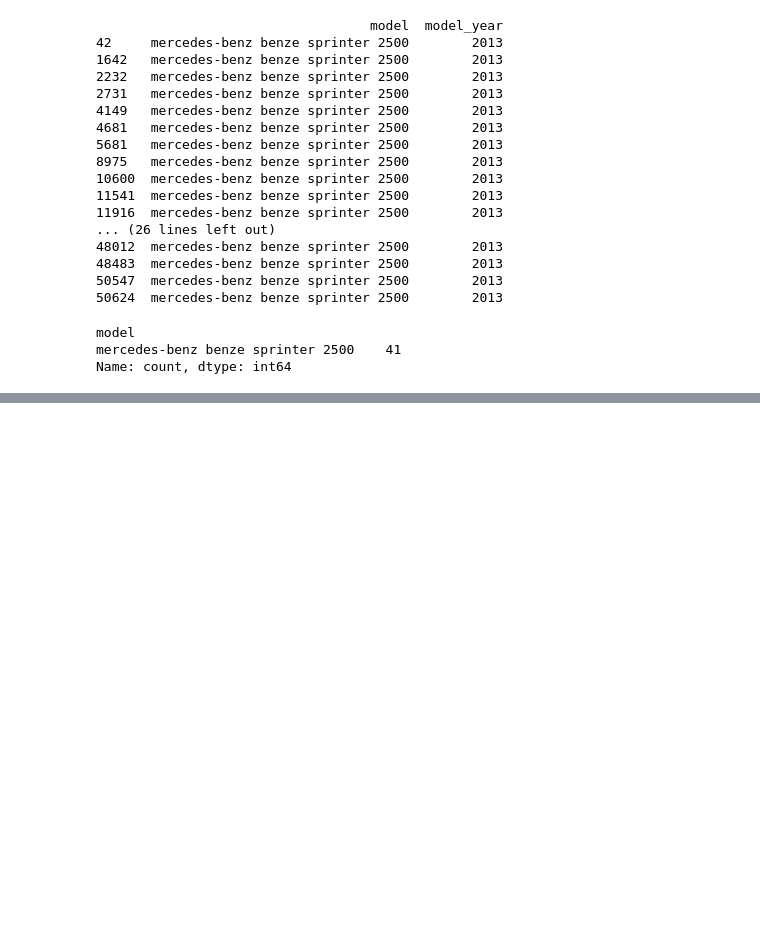
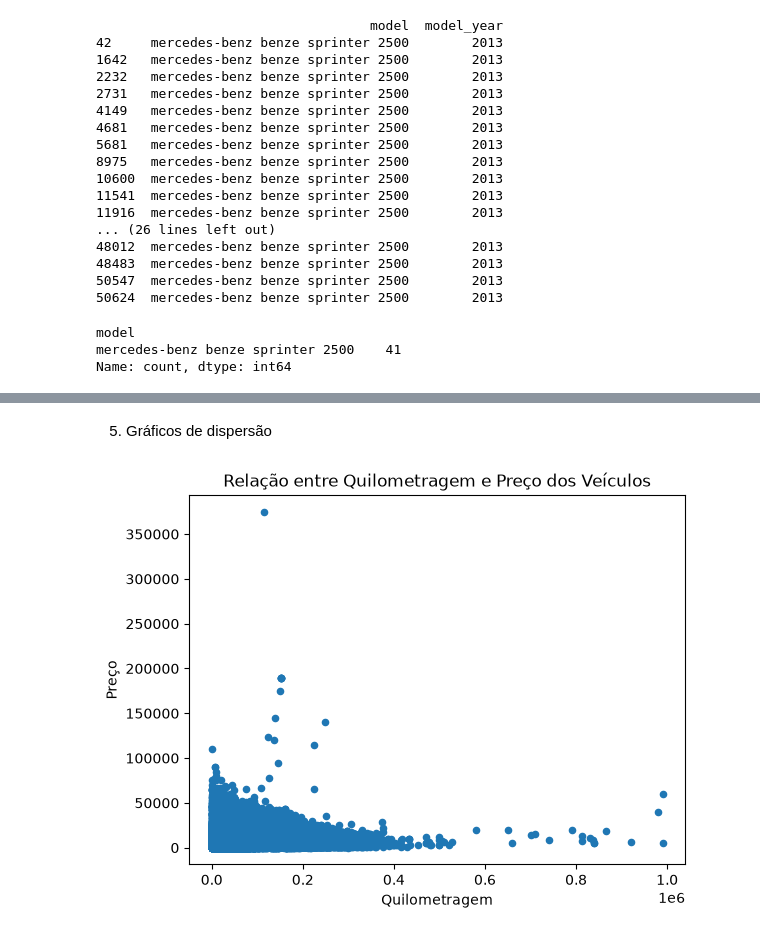
Before and after one commit to jorgems2020/my_project_sprint5, a Jupyter notebook: notebooks/EDA.ipynb, the cells around one changed output, grey strips where cells are left out. Saved outputs shown, nothing was run; the diff lists cells and outputs as text; code cells hidden in the pictures; blank space fills up the shorter version.

```diff
--- a/notebooks/EDA.ipynb
+++ b/notebooks/EDA.ipynb
@@ -291,0 +312,13 @@ print(car_data['odometer'].isna().sum())
+# %% [markdown]
+5. Gráficos de dispersão
+# %%
+#Relação entre quilometragem e preço dos veículos
+car_data.plot(x='odometer',
+              y='price',
+              kind='scatter')
+plt.xlabel('Quilometragem')
+plt.ylabel('Preço')
+plt.title('Relação entre Quilometragem e Preço dos Veículos')
+plt.show()
+# %% [output]
+[figure, added]
```
Also changed, not shown: parts of 13 cells of this notebook.
